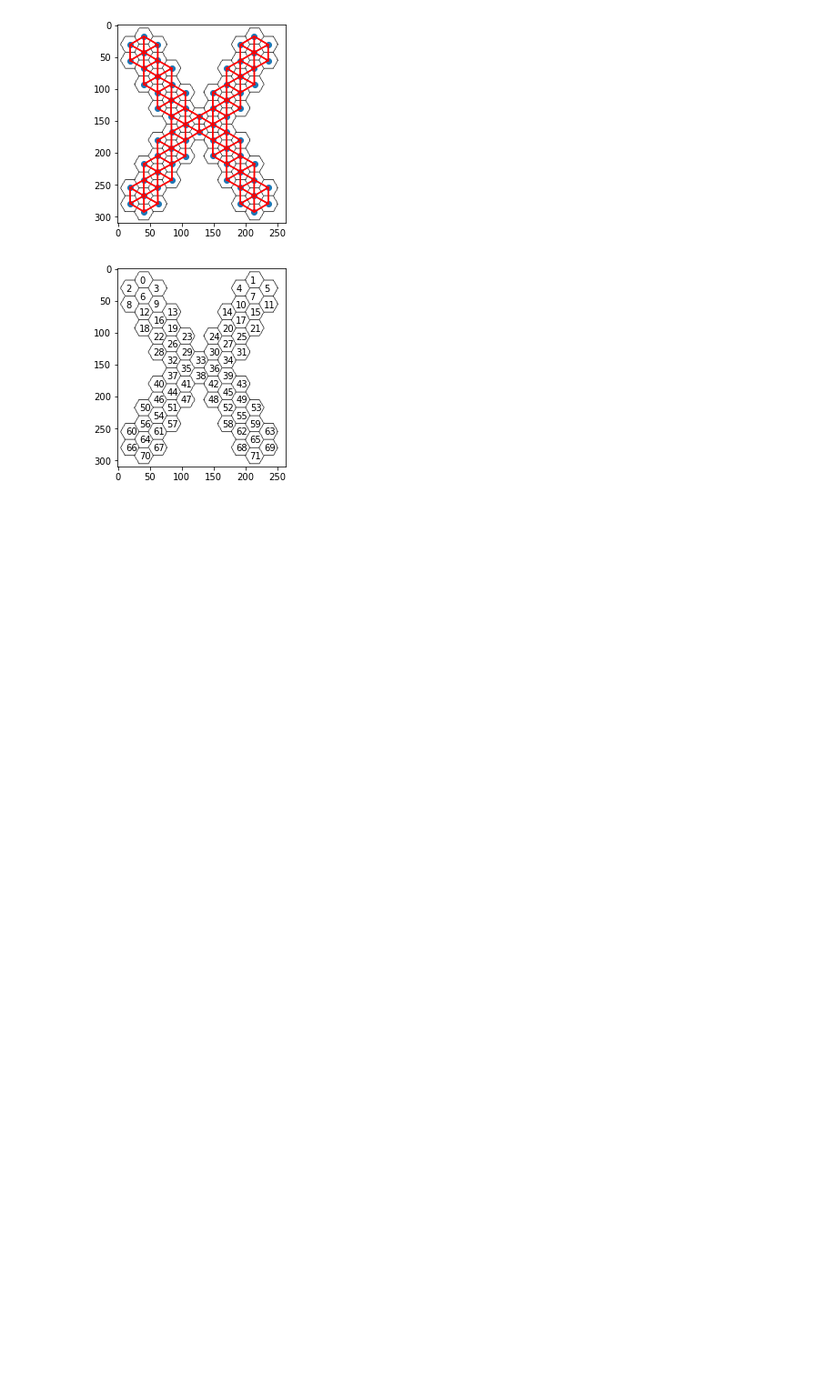
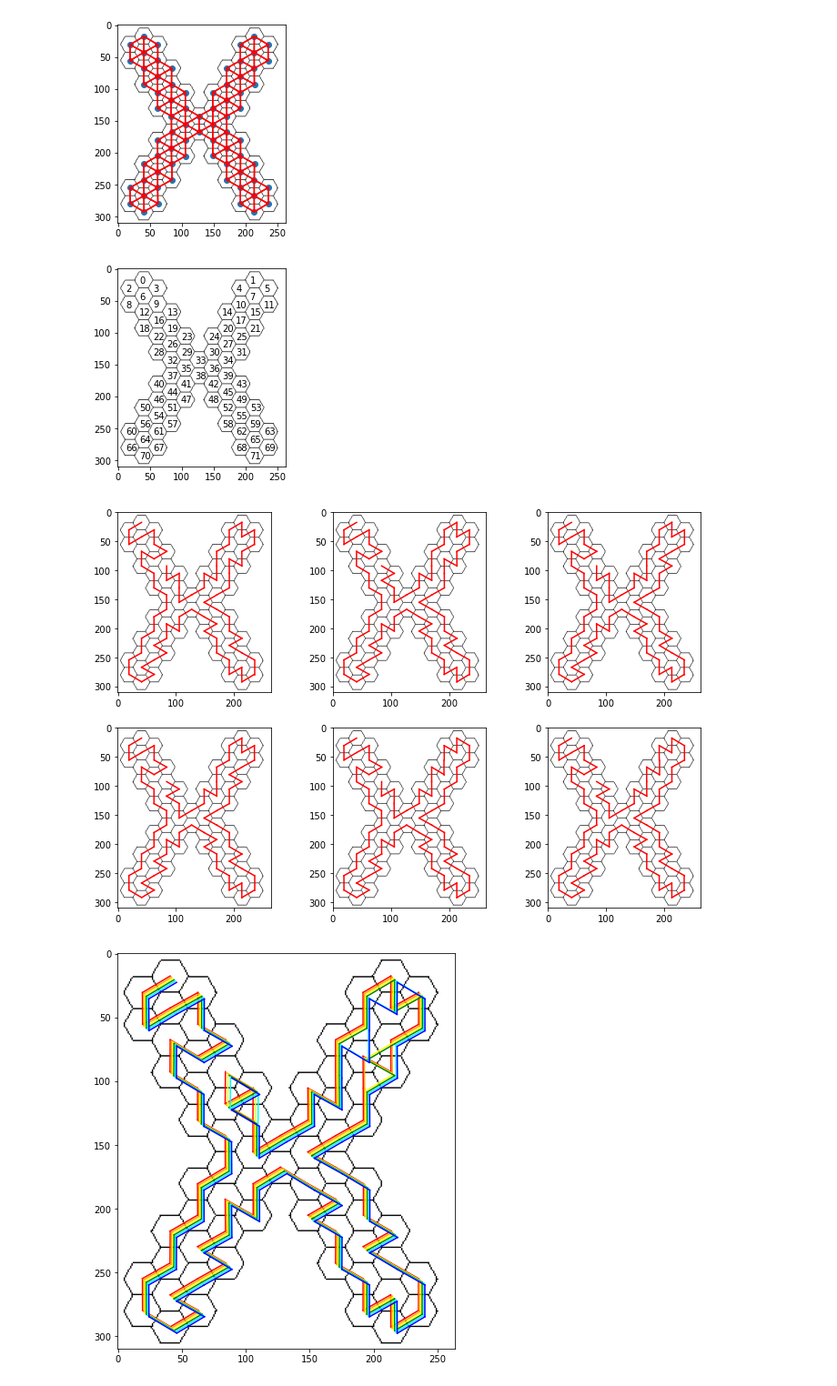
Before and after one commit to ogorodnikoff2012/rikudo-solver, a Jupyter notebook: parse_picture.ipynb, the cells around one changed output. Shown at 91% size. Cells and saved outputs as stored; diff of their text form; code cells hidden in the pictures; blank space fills up the shorter version.

```diff
--- a/parse_picture.ipynb
+++ b/parse_picture.ipynb
@@ -105,3 +105,30 @@ with open('riXkudo_graph.txt', 'w') as f:
     print(len(centers), len(edges), file=f)
     for i, j in edges:
         print(i, j, file=f)
+# %%
+solutions = [list(map(int, s.strip().split(' '))) for s in """0 2 8 6 3 9 13 16 12 18 22 28 32 37 40 46 50 56 60 66 70 67 64 61 57 54 51 44 47 41 38 42 45 48 52 58 62 68 65 71 69 63 59 55 53 49 43 39 36 34 31 25 17 21 15 11 5 7 1 4 10 14 20 27 24 30 33 35 29 23 26 19
+0 2 8 6 3 9 13 16 12 18 22 28 32 37 40 46 50 56 60 66 70 67 64 61 57 54 51 44 47 41 38 42 45 48 52 58 62 68 65 71 69 63 59 55 53 49 43 39 36 34 31 25 17 21 15 11 5 7 1 4 10 14 20 27 24 30 33 35 29 26 23 19
+0 2 8 6 3 9 13 16 12 18 22 28 32 37 40 46 50 56 60 66 70 67 64 61 57 54 51 44 47 41 38 42 45 48 52 58 62 68 65 71 69 63 59 55 53 49 43 39 36 34 31 25 21 17 15 11 5 7 1 4 10 14 20 27 24 30 33 35 29 23 26 19
+0 2 8 6 3 9 13 16 12 18 22 28 32 37 40 46 50 56 60 66 70 67 64 61 57 54 51 44 47 41 38 42 45 48 52 58 62 68 65 71 69 63 59 55 53 49 43 39 36 34 31 25 21 17 15 11 5 7 1 4 10 14 20 27 24 30 33 35 29 26 23 19
+0 2 8 6 3 9 13 16 12 18 22 28 32 37 40 46 50 56 60 66 70 67 64 61 57 54 51 44 47 41 38 42 45 48 52 58 62 68 65 71 69 63 59 55 53 49 43 39 36 34 31 25 21 15 11 5 1 7 4 10 17 14 20 27 24 30 33 35 29 23 26 19
+0 2 8 6 3 9 13 16 12 18 22 28 32 37 40 46 50 56 60 66 70 67 64 61 57 54 51 44 47 41 38 42 45 48 52 58 62 68 65 71 69 63 59 55 53 49 43 39 36 34 31 25 21 15 11 5 1 7 4 10 17 14 20 27 24 30 33 35 29 26 23 19""".split('\n')]
+
+plt.figure(figsize=(12, 8))
+for i, solution in enumerate(solutions):
+    plt.subplot(231 + i)
+    plt.imshow(img)
+    for u, v in zip(solution[:-1], solution[1:]):
+        plt.plot([centers[u, 1], centers[v, 1]], [centers[u, 0], centers[v, 0]], color='red')
+plt.show()
+
+
+colors = ["red", "orange", "yellow", "green", "cyan", "blue"]
+plt.figure(figsize=(12,8))
+plt.imshow(img)
+for i, solution in enumerate(solutions):
+    for u, v in zip(solution[:-1], solution[1:]):
+        plt.plot([centers[u, 1] + i, centers[v, 1] + i], [centers[u, 0] + i, centers[v, 0] + i], color=colors[i])
+plt.show()
+# %% [output]
+[figure, added]
+[figure, added]
```
Also changed, not shown: 2 other files.
